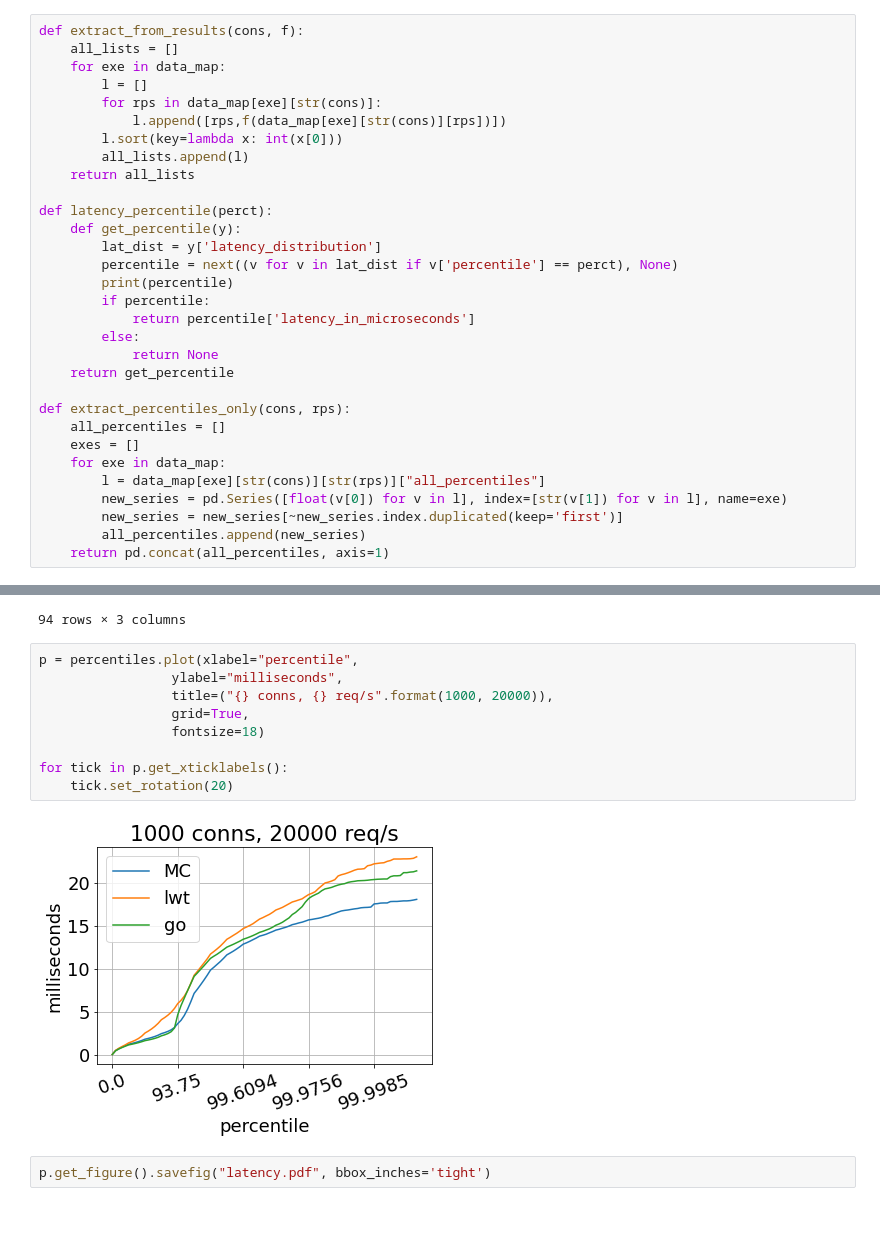
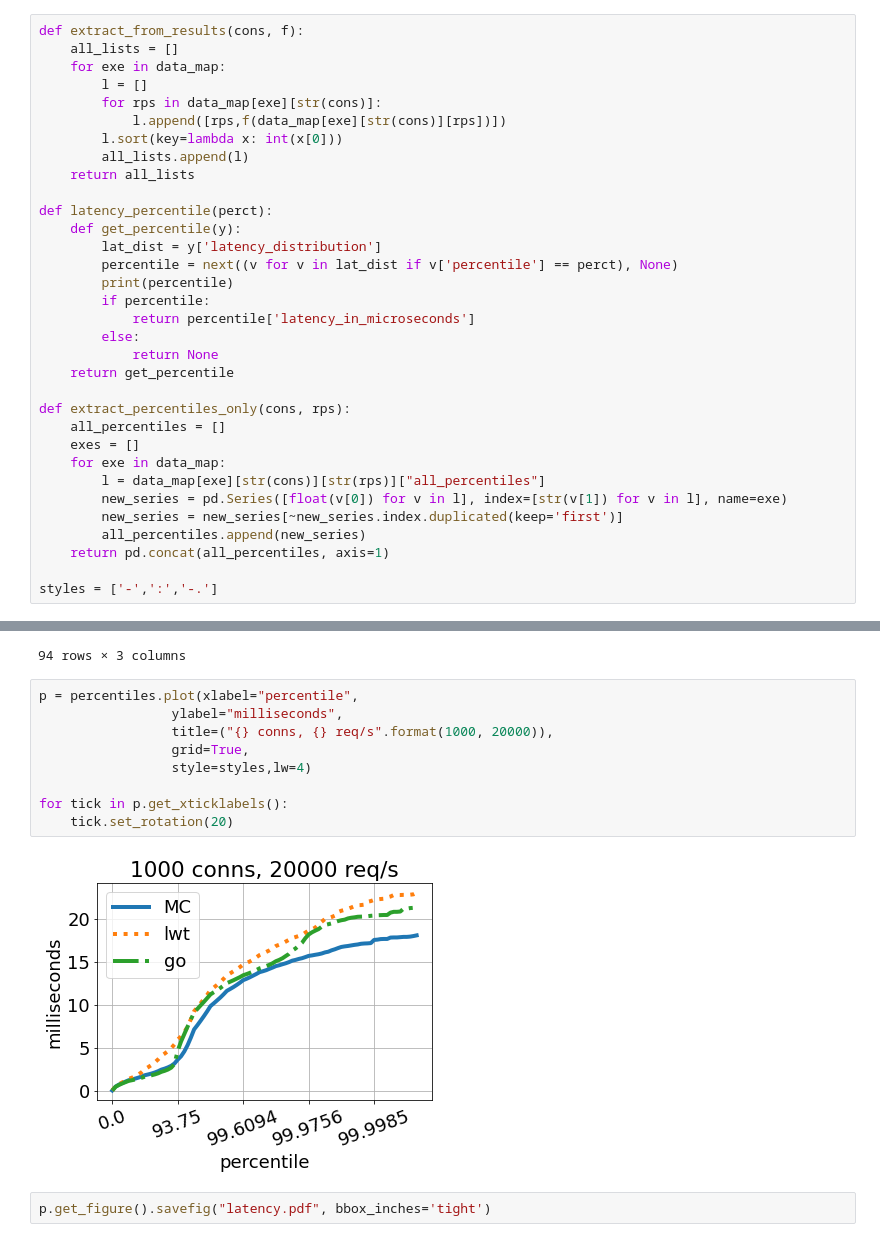
Before and after one commit to prismlab/retro-concurrency, a Jupyter notebook: http-benchmarks/Parsing benchmarks output.ipynb, the cells around one changed output, grey strips where cells are left out. Saved outputs shown, nothing was run; the diff lists cells and outputs as text.

```diff
--- a/http-benchmarks/Parsing benchmarks output.ipynb
+++ b/http-benchmarks/Parsing benchmarks output.ipynb
@@ -85,6 +85,8 @@ def extract_percentiles_only(cons, rps):
         new_series = new_series[~new_series.index.duplicated(keep='first')]
         all_percentiles.append(new_series)
     return pd.concat(all_percentiles, axis=1)
+
+styles = ['-',':','-.']
 # %%
 cons = "1000"
 
@@ -148,13 +150,13 @@ percentiles
 # %%
 p = percentiles.plot(xlabel="percentile",
                  ylabel="milliseconds",
                  title=("{} conns, {} req/s".format(1000, 20000)),
                  grid=True,
-                 fontsize=18)
+                 style=styles,lw=4)
 
 for tick in p.get_xticklabels():
     tick.set_rotation(20)
 # %% [output]
-[figure, old version]
+[figure, new version]
 # %%
 p.get_figure().savefig("latency.pdf", bbox_inches='tight')
```
Also changed, not shown: parts of 1 cell of this notebook, 4 other files.
